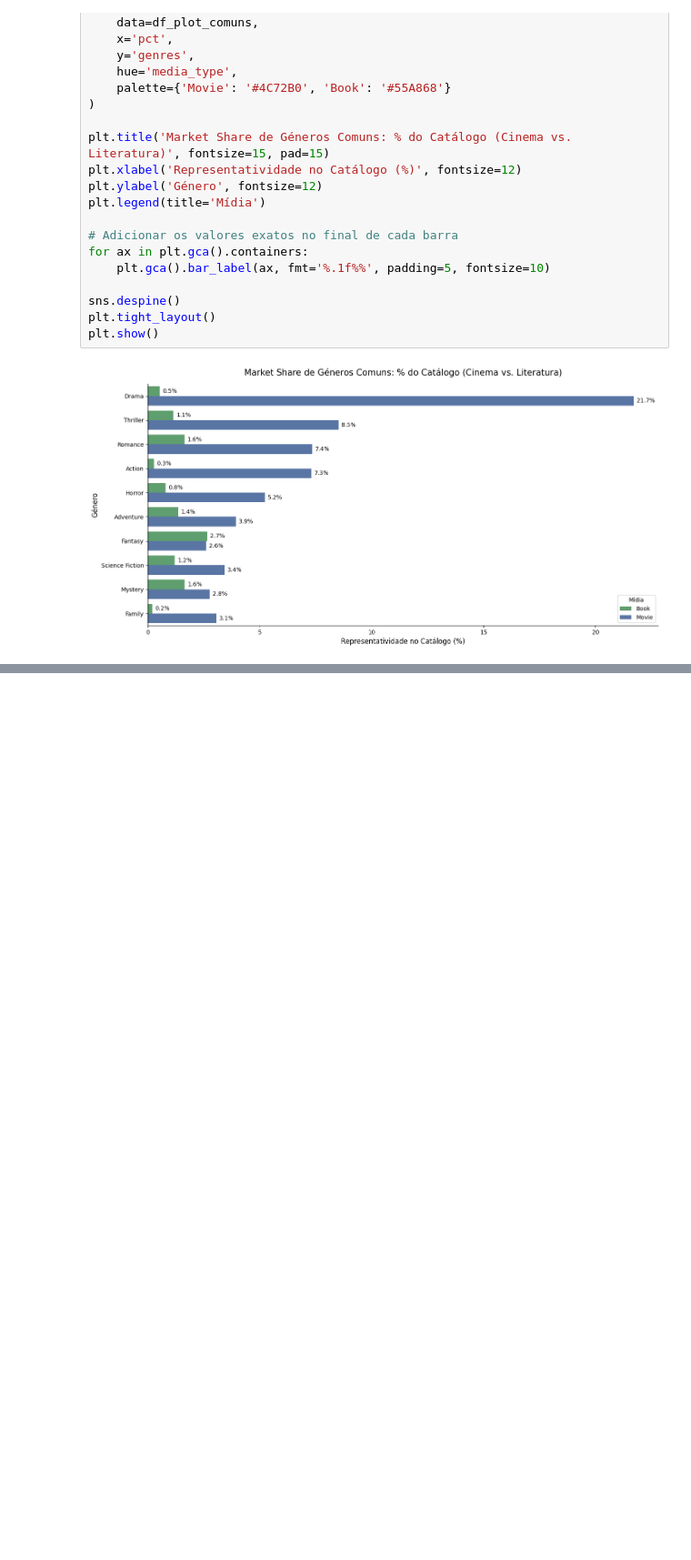
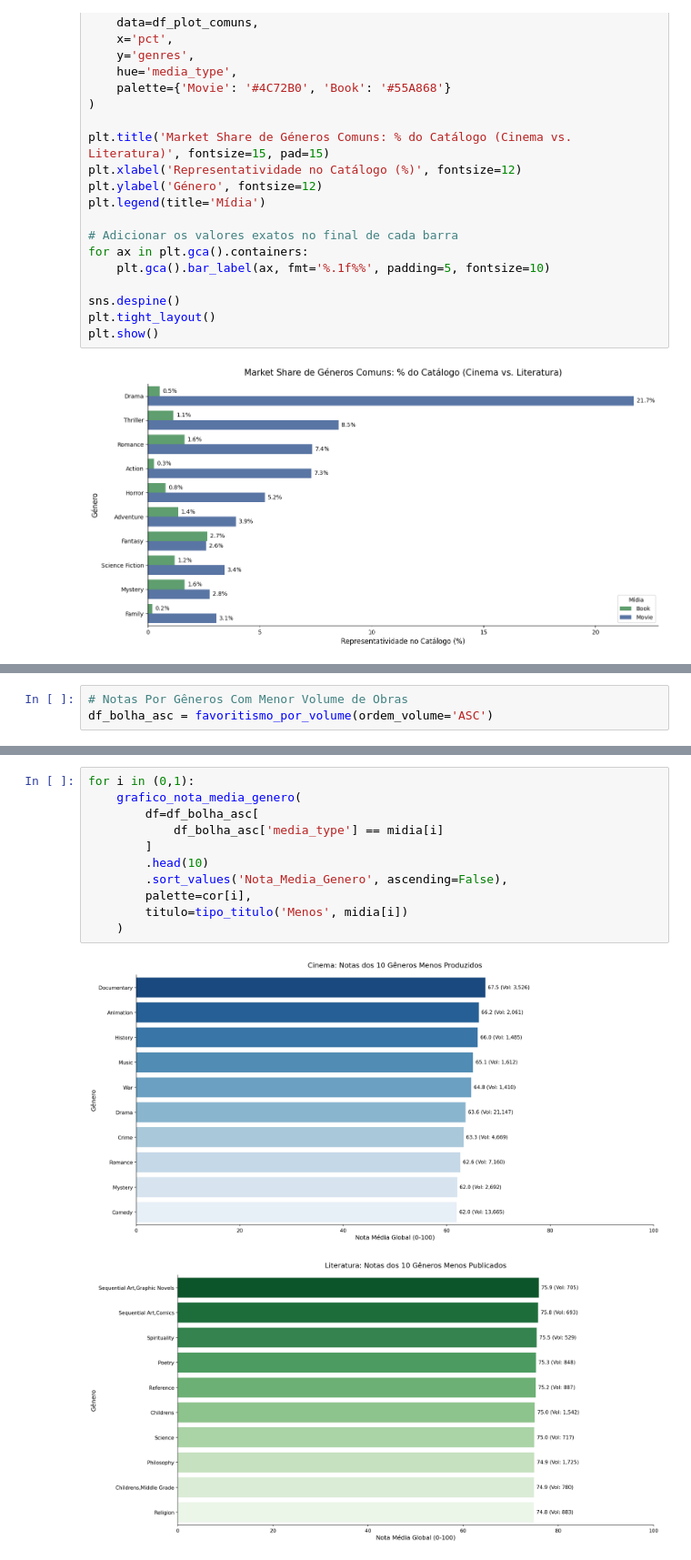
Before and after one commit to AleCecilio/entertainment_industry_performance_analysis, a Jupyter notebook: notebooks/02_data_analytics/17_analytics_genre_dynamics.ipynb, the cells around one changed output, grey strips where cells are left out. Shown at 91% size. Cells and saved outputs as stored; diff of their text form; blank space fills up the shorter version.

```diff
--- a/notebooks/02_data_analytics/17_analytics_genre_dynamics.ipynb
+++ b/notebooks/02_data_analytics/17_analytics_genre_dynamics.ipynb
@@ -182,0 +400,3 @@ plt.show()
+# %%
+# Notas Por Gêneros Com Menor Volume de Obras
+df_bolha_asc = favoritismo_por_volume(ordem_volume='ASC')
@@ -182,0 +429,14 @@ plt.show()
+# %%
+for i in (0,1):
+    grafico_nota_media_genero(
+        df=df_bolha_asc[
+            df_bolha_asc['media_type'] == midia[i]
+        ]
+        .head(10)
+        .sort_values('Nota_Media_Genero', ascending=False),
+        palette=cor[i],
+        titulo=tipo_titulo('Menos', midia[i])
+    )
+# %% [output]
+[figure, added]
+[figure, added]
```
Also changed, not shown: parts of 17 cells of this notebook.
